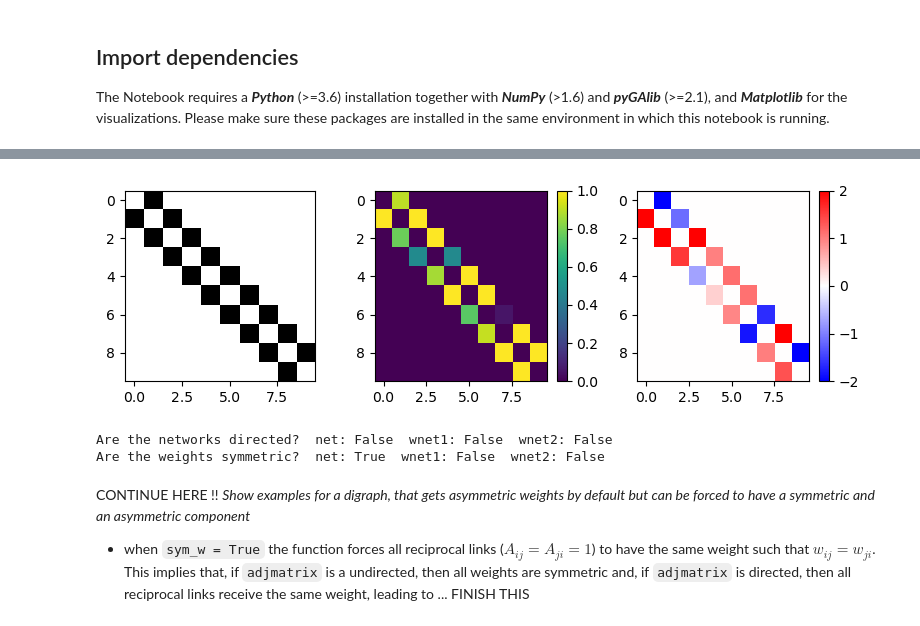
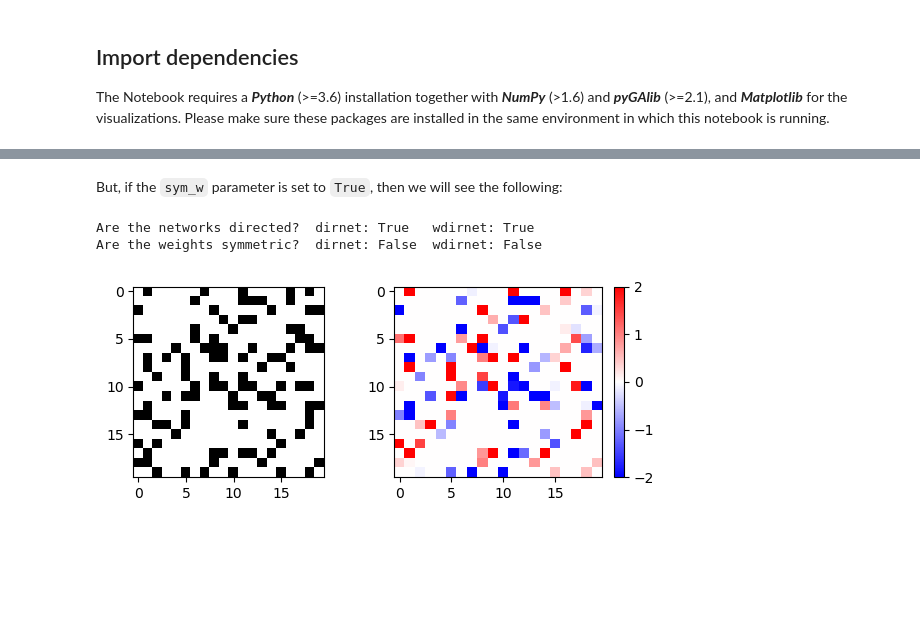
Before and after one commit to gorkazl/pyGAlib, a Jupyter notebook: Examples/WeightedGraphs_Intro.ipynb, the cells around one changed output, grey strips where cells are left out. Saved outputs shown, nothing was run; the diff lists cells and outputs as text; code cells hidden in the pictures; blank space fills up the shorter version.

```diff
--- a/Examples/WeightedGraphs_Intro.ipynb
+++ b/Examples/WeightedGraphs_Intro.ipynb
@@ -99,35 +172,28 @@ Let's now seed the weights to `net` using `sym_w = False`.
+# %% [markdown]
+But, if the `sym_w` parameter is set to `True`, then we will see the following:
 # %%
-# Set optional parameter sym_w = False
-wnet1 = galib.SeedRandomWeights(net, np.random.uniform, sym_w=False,  low=0, high=2)
-wnet2 = galib.SeedRandomWeights(net, np.random.normal,  sym_w=False,  loc=0, scale=2)
+# Assign random weights, calling sym_w=True in the directed graph
+wdirnet = galib.SeedRandomWeights(dirnet, np.random.normal,  sym_w=True,  loc=0,scale=2)
+
+# Print some feedback ...
+print( f"Are the networks directed?  dirnet: {galib.is_directed(dirnet)}   \
+wdirnet: {galib.is_directed(wdirnet)}" )
+print( f"Are the weights symmetric?  dirnet: {galib.is_symmetric(dirnet)}  \
+wdirnet: {galib.is_symmetric(wdirnet)}" )
+
 
 # Visualize the generated matrices
-plt.figure(figsize=(8,2.5))
+plt.figure(figsize=(9,2.5))
 plt.subplot(1,3,1)
-plt.imshow(net, cmap='gray_r')
+plt.imshow(dirnet, cmap='gray_r')
 
 plt.subplot(1,3,2)
-plt.imshow(wnet1, aspect='auto')
-plt.clim(0,1)
-plt.colorbar()
-
-plt.subplot(1,3,3)
-plt.imshow(wnet2, cmap='bwr', aspect='auto')
+plt.imshow(wdirnet, cmap='bwr', aspect='auto')
 plt.clim(-2,2)
 plt.colorbar()
 
 plt.tight_layout()
 # %% [output]
+Are the networks directed?  dirnet: True   wdirnet: True
+Are the weights symmetric?  dirnet: False  wdirnet: False
-[figure, old version]
+[figure, new version]
-# %%
-# Print some feedback ...
-print( f"Are the networks directed?  net: {galib.is_directed(net)}  wnet1: {galib.is_directed(wnet1)}  wnet2: {galib.is_directed(wnet2)}" )
-print( f"Are the weights symmetric?  net: {galib.is_symmetric(net)}  wnet1: {galib.is_symmetric(wnet1)}  wnet2: {galib.is_symmetric(wnet2)}" )
-#
-# %% [output]
-Are the networks directed?  net: False  wnet1: False  wnet2: False
-Are the weights symmetric?  net: True  wnet1: False  wnet2: False
-# %% [markdown]
-CONTINUE HERE !! *Show examples for a digraph, that gets asymmetric weights by default but can be forced to have a symmetric and an asymmetric component*
-
-- when `sym_w = True` the function forces all reciprocal links ($A_{ij} = A_{ji} = 1$) to have the same weight such that $w_{ij} = w_{ji}$. This implies that, if `adjmatrix` is a undirected, then all weights are symmetric and, if `adjmatrix` is directed, then all reciprocal links receive the same weight, leading to ... FINISH THIS
```
Also changed, not shown: parts of 12 cells of this notebook.
